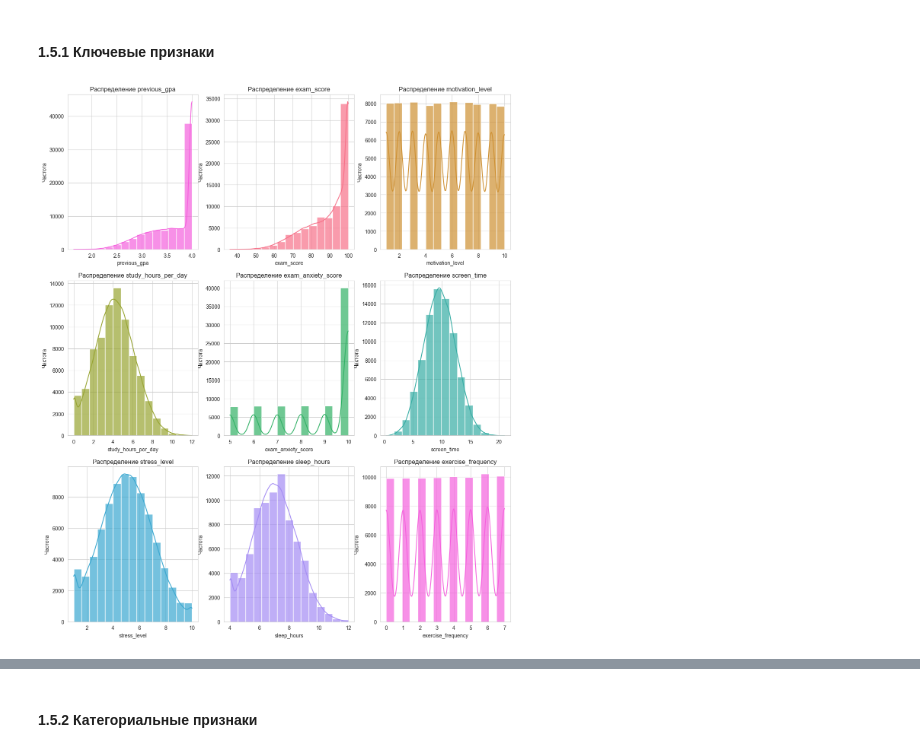
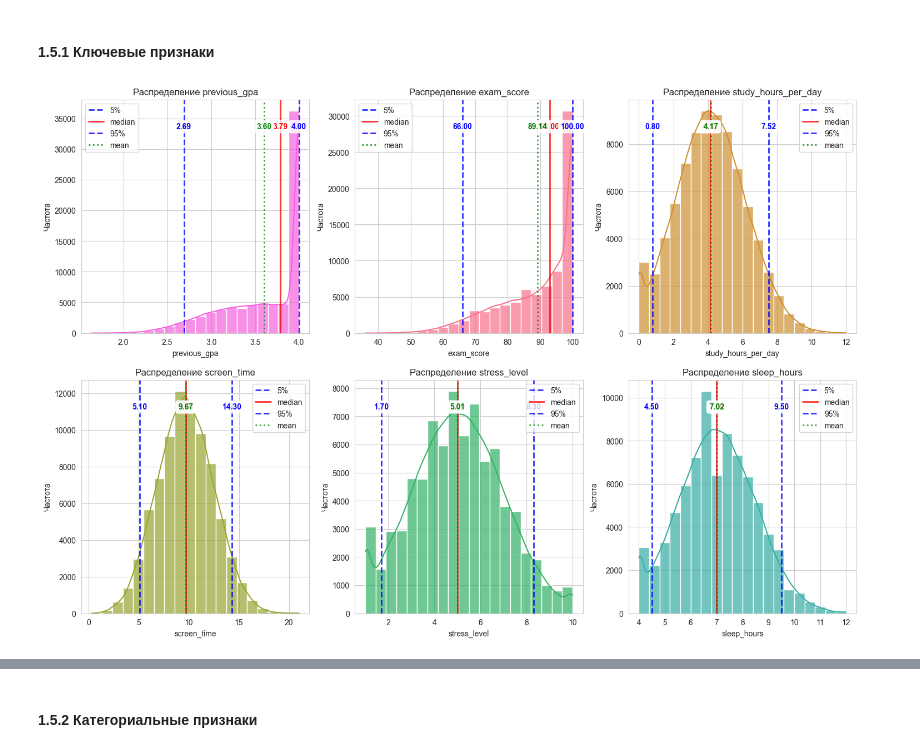
Before and after one commit to zmwss/StatPrak, a Jupyter notebook: Proj.ipynb, the cells around one changed output, grey strips where cells are left out. Drawn from its saved outputs; the diff is of its cells as text; code cells hidden in the pictures.

```diff
--- a/Proj.ipynb
+++ b/Proj.ipynb
@@ -206,15 +209,29 @@ plt.show()
 #### 1.5.1 Ключевые признаки
 # %%
 sns.set_style("whitegrid")
-plt.figure(figsize=(15, 18))
+plt.figure(figsize=(18, 12))
 palette = sns.color_palette("husl", 8)
-numeric_cols = ['previous_gpa', 'exam_score', 'motivation_level','study_hours_per_day','exam_anxiety_score',
-                'screen_time', 'stress_level', 'sleep_hours', 'exercise_frequency']
+numeric_cols = ['previous_gpa', 'exam_score','study_hours_per_day',
+                'screen_time', 'stress_level', 'sleep_hours']
 for i, col in enumerate(numeric_cols, 1):
-    plt.subplot(3, 3, i)
-    sns.histplot(students[col], kde=True, color=palette[i-2], bins=15, alpha=0.7)
+    plt.subplot(2, 3, i)
+    sns.histplot(students[col], kde=True, color=palette[i-2], bins=20, alpha=0.7)
+    q1 = np.percentile(students[col], 5)
+    median = np.median(students[col])
+    q3 = np.percentile(students[col], 95)
+    mean = np.mean(students[col])
+    stats_values = [q1, median, q3, mean]
+    colors = ['blue', 'red', 'blue', 'green']
+    labels = ['5%', 'median', '95%', 'mean']
+    linestyles = ['--', '-', '--', ':']
+    for value, color, label, ls in zip(stats_values, colors, labels, linestyles):
+        plt.axvline(value, color=color, linestyle=ls, linewidth=2, alpha=0.8, label=label)
+        plt.text(value, plt.ylim()[1] * 0.9, f'{value:.2f}',
+            ha='center', va='top', fontweight='bold', color=color,
+            bbox=dict(boxstyle="round,pad=0.3", facecolor="white", alpha=0.8))
+    plt.legend()
     plt.title(f'Распределение {col}', fontsize=12)
     plt.xlabel(col, fontsize=10)
     plt.ylabel('Частота', fontsize=10)
 # %% [output]
-[figure, old version]
+[figure, new version]
```
Also changed, not shown: parts of 29 cells of this notebook, 1 other file.
